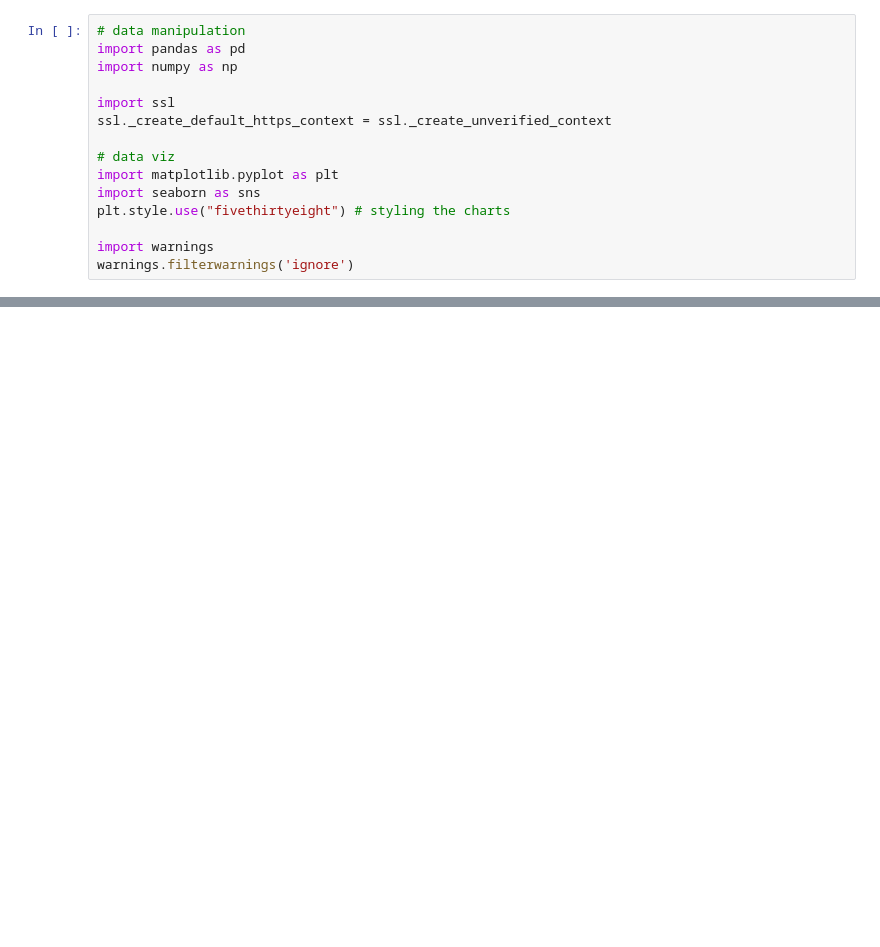
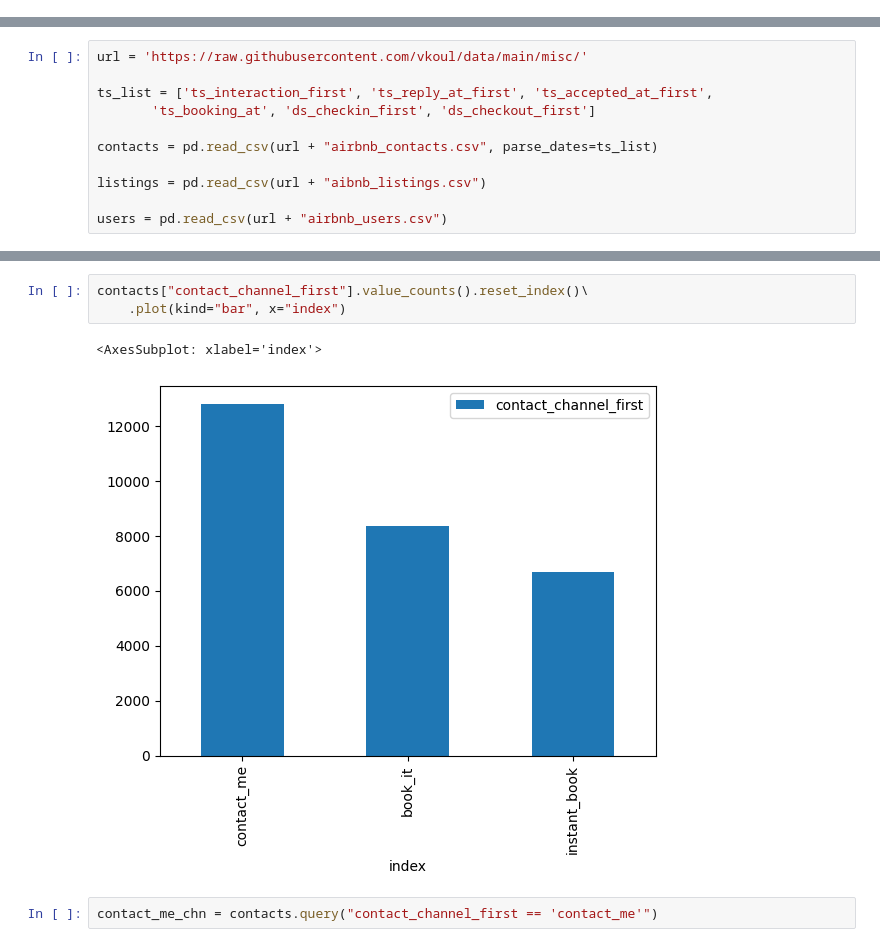
Before and after one commit to arezazadeh/EDA_CaseStudies, a Jupyter notebook: AirBnBCaseStudy/AirBnBCaseStudy.ipynb, the cells around one changed output, grey strips where cells are left out. Cells and saved outputs as stored; diff of their text form; blank space fills up the shorter version.

Commit message:
airbnb notebook updated

```diff
--- a/AirBnBCaseStudy/AirBnBCaseStudy.ipynb
+++ b/AirBnBCaseStudy/AirBnBCaseStudy.ipynb
@@ -12,15 +0,0 @@
-# %%
-# data manipulation
-import pandas as pd
-import numpy as np
-
-import ssl
-ssl._create_default_https_context = ssl._create_unverified_context
-
-# data viz
-import matplotlib.pyplot as plt
-import seaborn as sns
-plt.style.use("fivethirtyeight") # styling the charts
-
-import warnings
-warnings.filterwarnings('ignore')
@@ -53,0 +57,11 @@ Hypothesis
+# %%
+url = 'https://raw.githubusercontent.com/vkoul/data/main/misc/'
+
+ts_list = ['ts_interaction_first', 'ts_reply_at_first', 'ts_accepted_at_first',
+       'ts_booking_at', 'ds_checkin_first', 'ds_checkout_first']
+
+contacts = pd.read_csv(url + "airbnb_contacts.csv", parse_dates=ts_list)
+
+listings = pd.read_csv(url + "aibnb_listings.csv")
+
+users = pd.read_csv(url + "airbnb_users.csv")
@@ -53,0 +119,8 @@ Hypothesis
+# %%
+contacts["contact_channel_first"].value_counts().reset_index()\
+    .plot(kind="bar", x="index")
+# %% [output]
+<AxesSubplot: xlabel='index'>
+[figure, added]
+# %%
+contact_me_chn = contacts.query("contact_channel_first == 'contact_me'")
```
Also changed, not shown: parts of 51 cells of this notebook.
